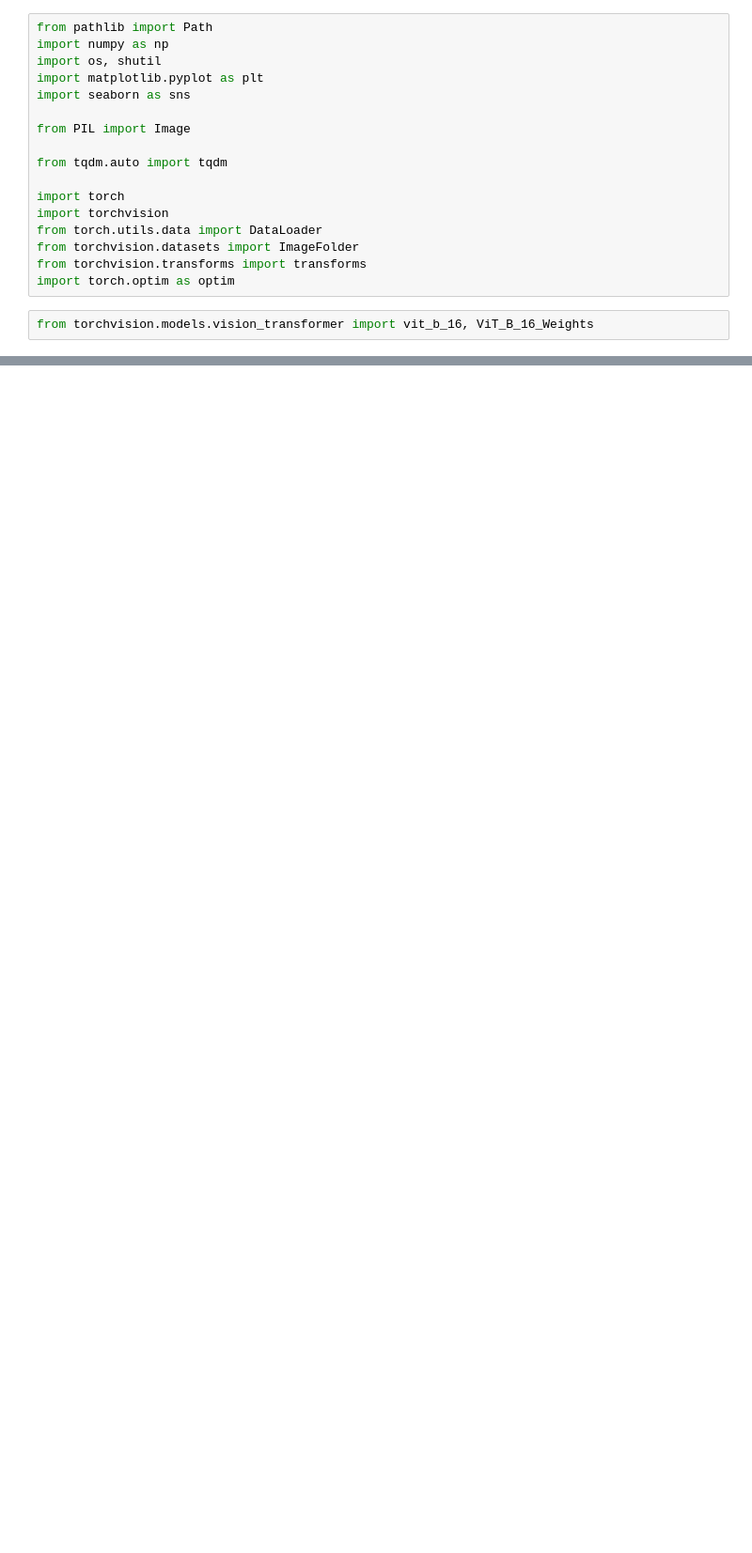
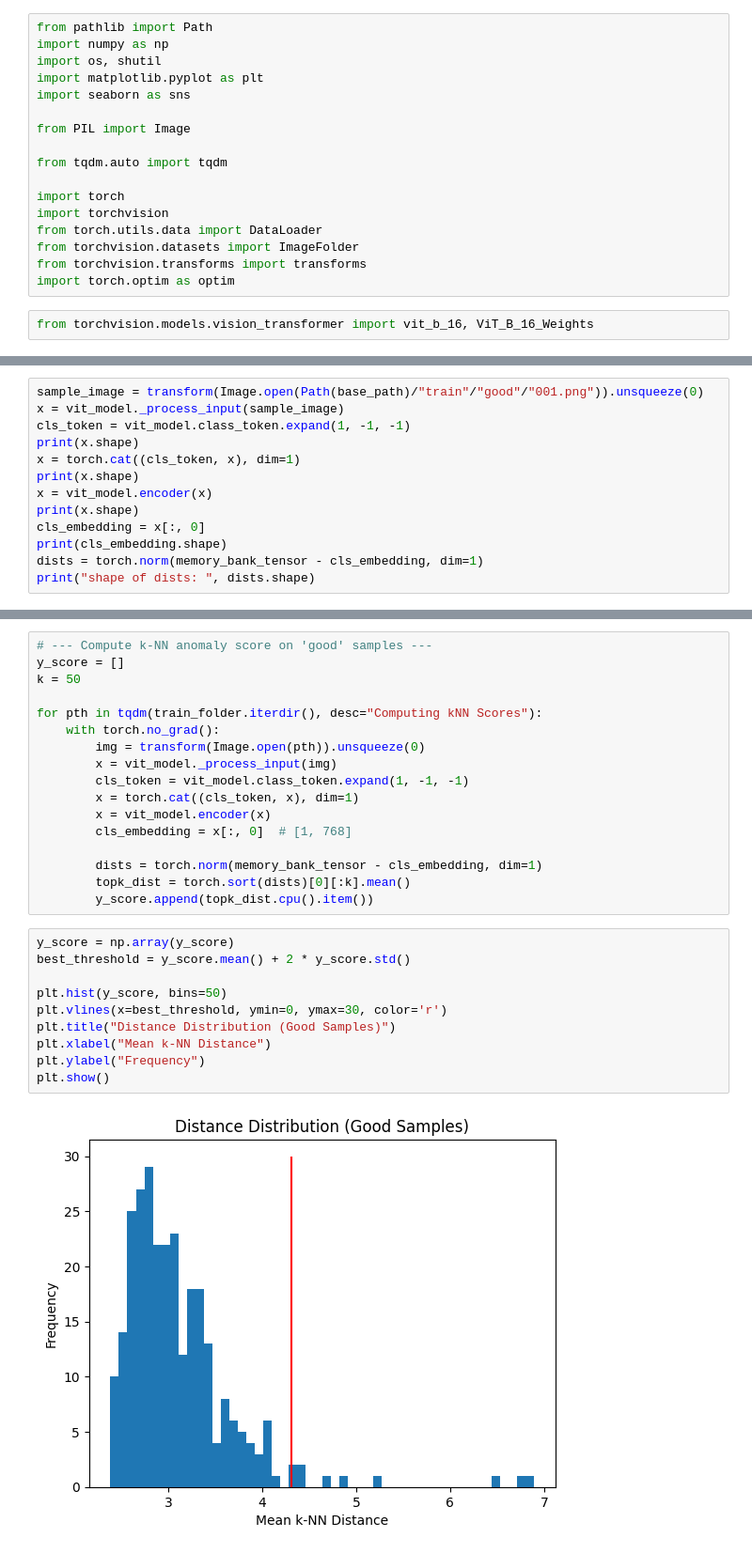
Before and after one commit to Dd1235/TinkerWithCV, a Jupyter notebook: MVTec_AD/vit_knn.ipynb, the cells around one changed output, grey strips where cells are left out. Shown at 94% size. Cells and saved outputs as stored; diff of their text form; blank space fills up the shorter version.

```diff
--- a/MVTec_AD/vit_knn.ipynb
+++ b/MVTec_AD/vit_knn.ipynb
@@ -60,0 +218,13 @@ vit_features = np.array(vit_features)  # shape: [N_images, 768]
+# %%
+sample_image = transform(Image.open(Path(base_path)/"train"/"good"/"001.png")).unsqueeze(0)
+x = vit_model._process_input(sample_image)
+cls_token = vit_model.class_token.expand(1, -1, -1)
+print(x.shape)
+x = torch.cat((cls_token, x), dim=1)
+print(x.shape)
+x = vit_model.encoder(x)
+print(x.shape)
+cls_embedding = x[:, 0]
+print(cls_embedding.shape)
+dists = torch.norm(memory_bank_tensor - cls_embedding, dim=1)
+print("shape of dists: ", dists.shape)
@@ -60,0 +243,29 @@ vit_features = np.array(vit_features)  # shape: [N_images, 768]
+# %%
+# --- Compute k-NN anomaly score on 'good' samples ---
+y_score = []
+k = 50
+
+for pth in tqdm(train_folder.iterdir(), desc="Computing kNN Scores"):
+    with torch.no_grad():
+        img = transform(Image.open(pth)).unsqueeze(0)
+        x = vit_model._process_input(img)
+        cls_token = vit_model.class_token.expand(1, -1, -1)
+        x = torch.cat((cls_token, x), dim=1)
+        x = vit_model.encoder(x)
+        cls_embedding = x[:, 0]  # [1, 768]
+
+        dists = torch.norm(memory_bank_tensor - cls_embedding, dim=1)
+        topk_dist = torch.sort(dists)[0][:k].mean()
+        y_score.append(topk_dist.cpu().item())
+# %%
+y_score = np.array(y_score)
+best_threshold = y_score.mean() + 2 * y_score.std()
+
+plt.hist(y_score, bins=50)
+plt.vlines(x=best_threshold, ymin=0, ymax=30, color='r')
+plt.title("Distance Distribution (Good Samples)")
+plt.xlabel("Mean k-NN Distance")
+plt.ylabel("Frequency")
+plt.show()
+# %% [output]
+[figure, added]
```
Also changed, not shown: parts of 28 cells of this notebook.
